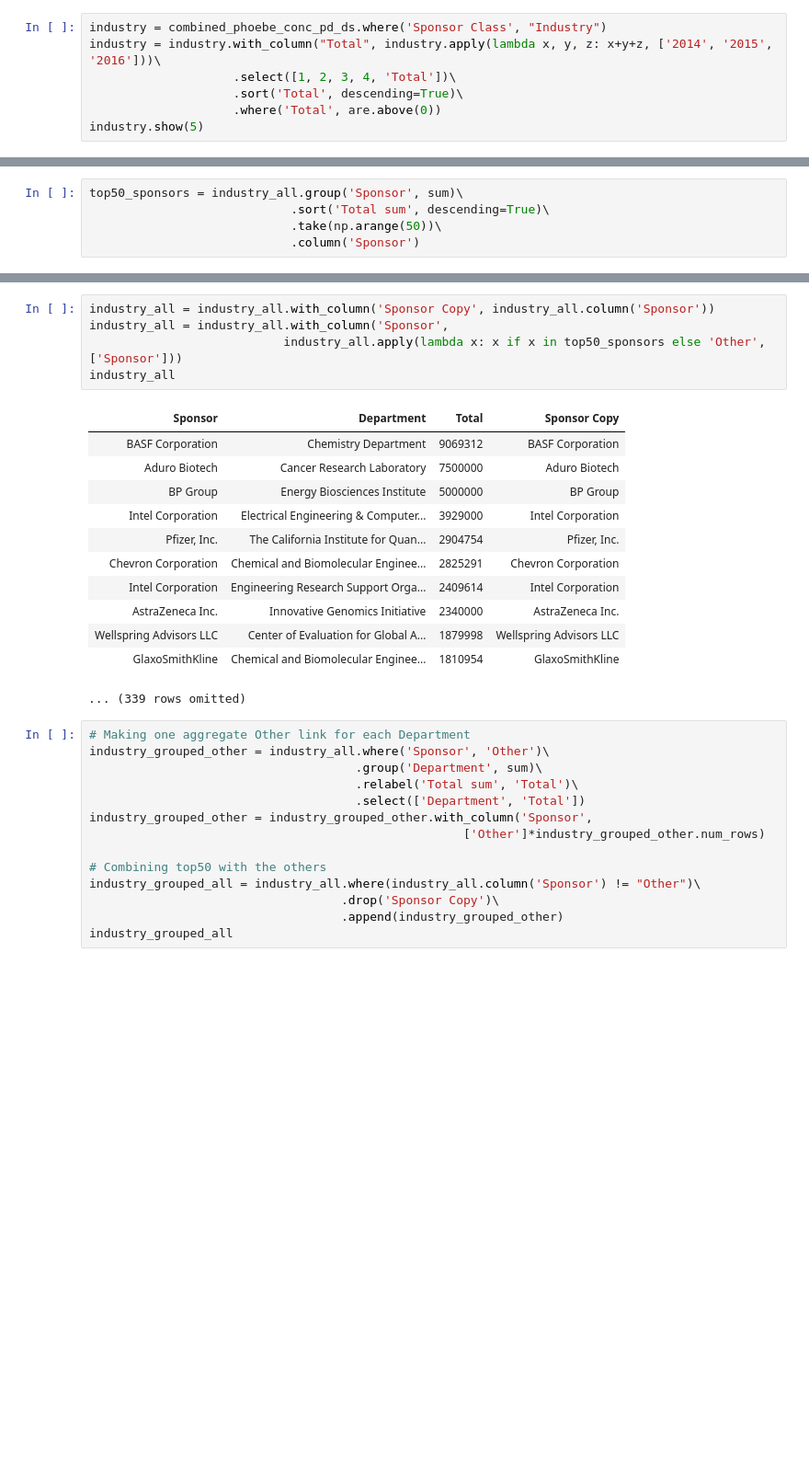
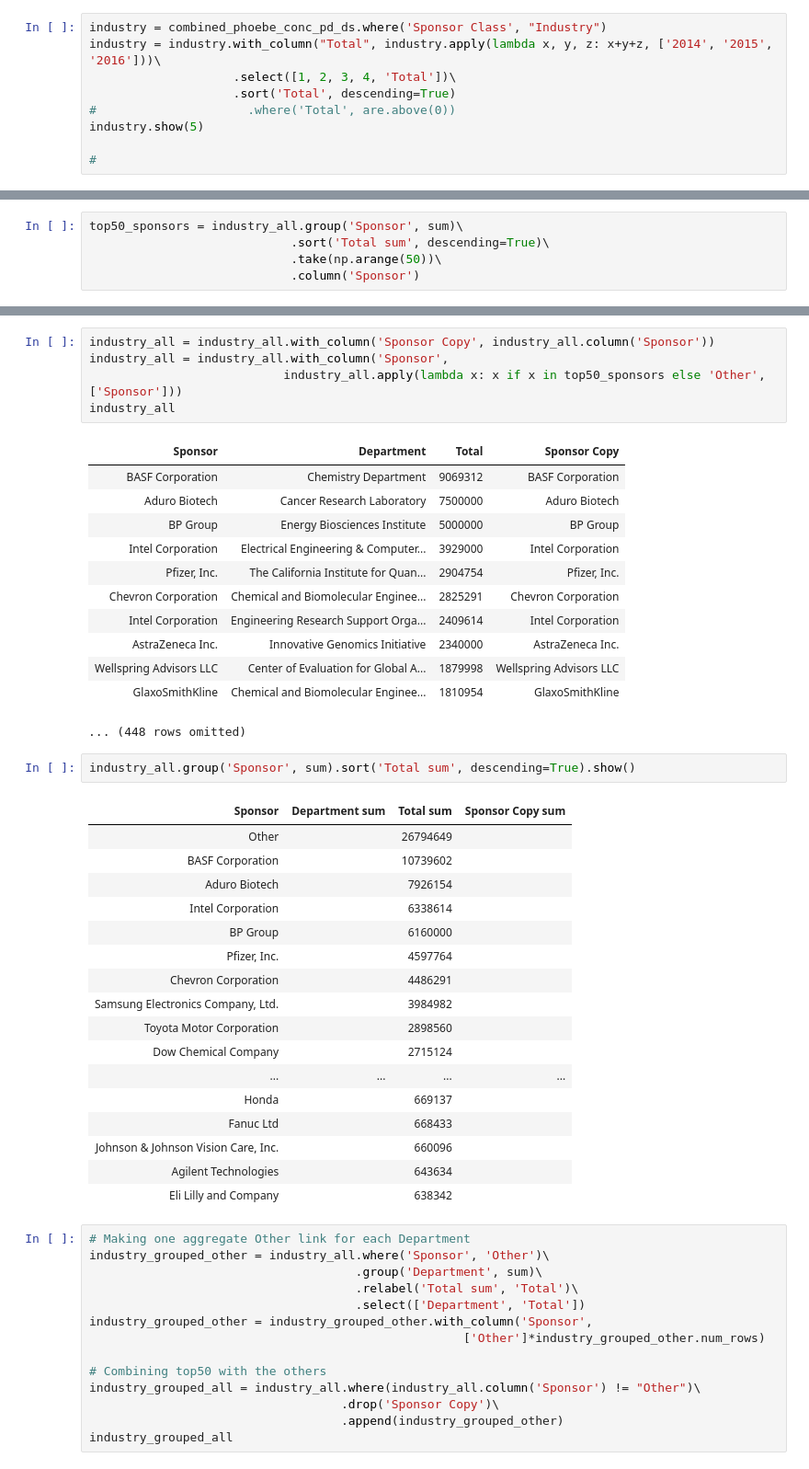
Before and after one commit to dailycal-projects/private-research, a Jupyter notebook: notebooks/private-research.ipynb, the cells around one changed output, grey strips where cells are left out. Shown at 92% size. Saved outputs shown, nothing was run; the diff lists cells and outputs as text; blank space fills up the shorter version.

Commit message:
industry nonstem stem data

```diff
--- a/notebooks/private-research.ipynb
+++ b/notebooks/private-research.ipynb
@@ -105,9 +114,11 @@ combined_phoebe_conc_pd_ds.relabel('class_clean', 'Sponsor Class')
 industry = combined_phoebe_conc_pd_ds.where('Sponsor Class', "Industry")
 industry = industry.with_column("Total", industry.apply(lambda x, y, z: x+y+z, ['2014', '2015', '2016']))\
                     .select([1, 2, 3, 4, 'Total'])\
-                    .sort('Total', descending=True)\
-                    .where('Total', are.above(0))
+                    .sort('Total', descending=True)
+#                     .where('Total', are.above(0))
 industry.show(5)
+
+#
 # %% [output]
 | Sponsor | Control Unit | Division | Department | Total |
 | BASF Corporation | Colleges | College of Chemistry | Chemistry Department | 9069312 |
@@ -156,7 +187,27 @@ industry_all
 | AstraZeneca Inc. | Innovative Genomics Initiative | 2340000 | AstraZeneca Inc. |
 | Wellspring Advisors LLC | Center of Evaluation for Global A... | 1879998 | Wellspring Advisors LLC |
 | GlaxoSmithKline | Chemical and Biomolecular Enginee... | 1810954 | GlaxoSmithKline |
-... (339 rows omitted)
+... (448 rows omitted)
+# %%
+industry_all.group('Sponsor', sum).sort('Total sum', descending=True).show()
+# %% [output]
+| Sponsor | Department sum | Total sum | Sponsor Copy sum |
+| Other |  | 26794649 |  |
+| BASF Corporation |  | 10739602 |  |
+| Aduro Biotech |  | 7926154 |  |
+| Intel Corporation |  | 6338614 |  |
+| BP Group |  | 6160000 |  |
+| Pfizer, Inc. |  | 4597764 |  |
+| Chevron Corporation |  | 4486291 |  |
+| Samsung Electronics Company, Ltd. |  | 3984982 |  |
+| Toyota Motor Corporation |  | 2898560 |  |
+| Dow Chemical Company |  | 2715124 |  |
+| ... | ... | ... | ... |
+| Honda |  | 669137 |  |
+| Fanuc Ltd |  | 668433 |  |
+| Johnson & Johnson Vision Care, Inc. |  | 660096 |  |
+| Agilent Technologies |  | 643634 |  |
+| Eli Lilly and Company |  | 638342 |  |
 # %%
 # Making one aggregate Other link for each Department
 industry_grouped_other = industry_all.where('Sponsor', 'Other')\
```
Also changed, not shown: parts of 11 cells of this notebook, 2 other files.
